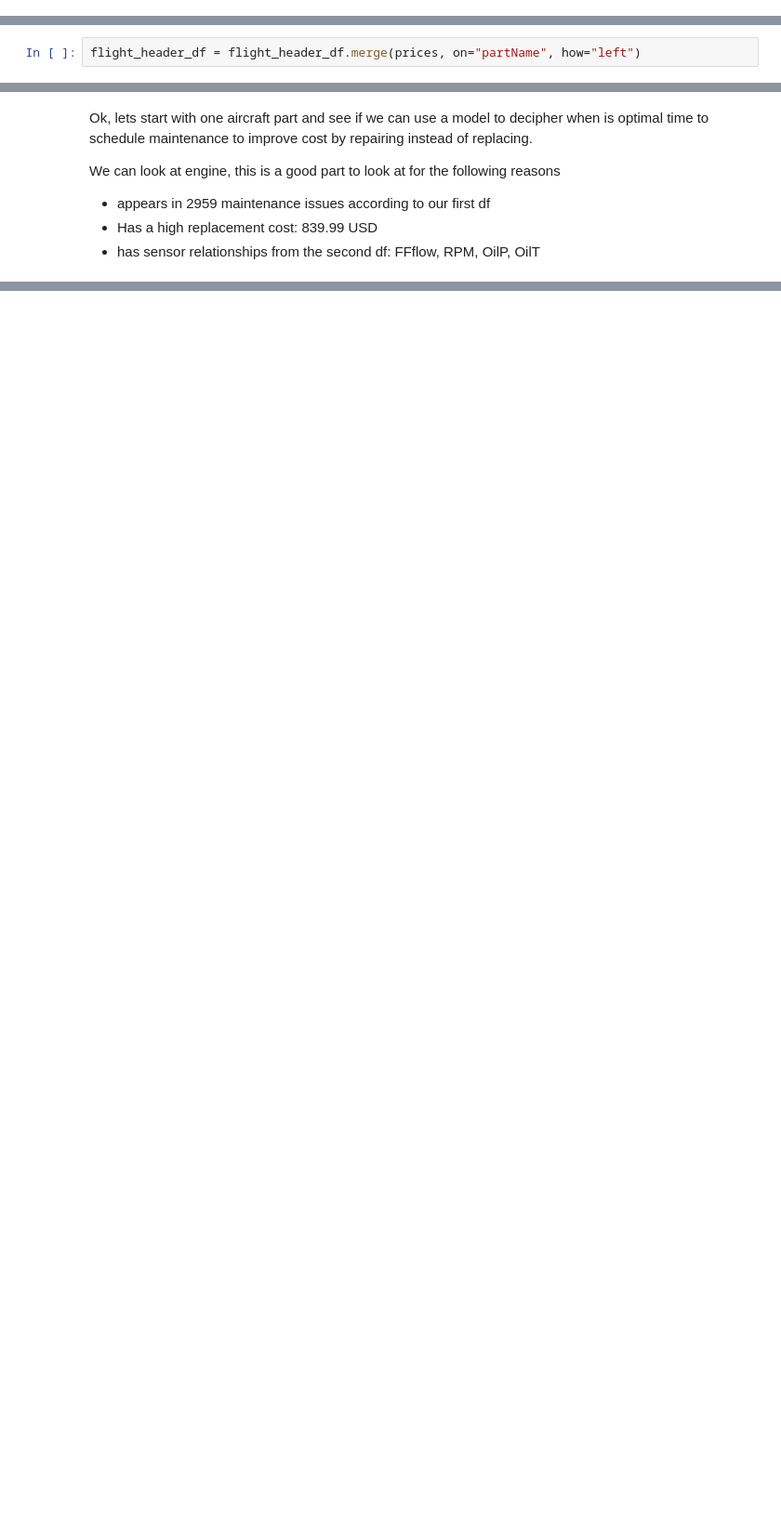
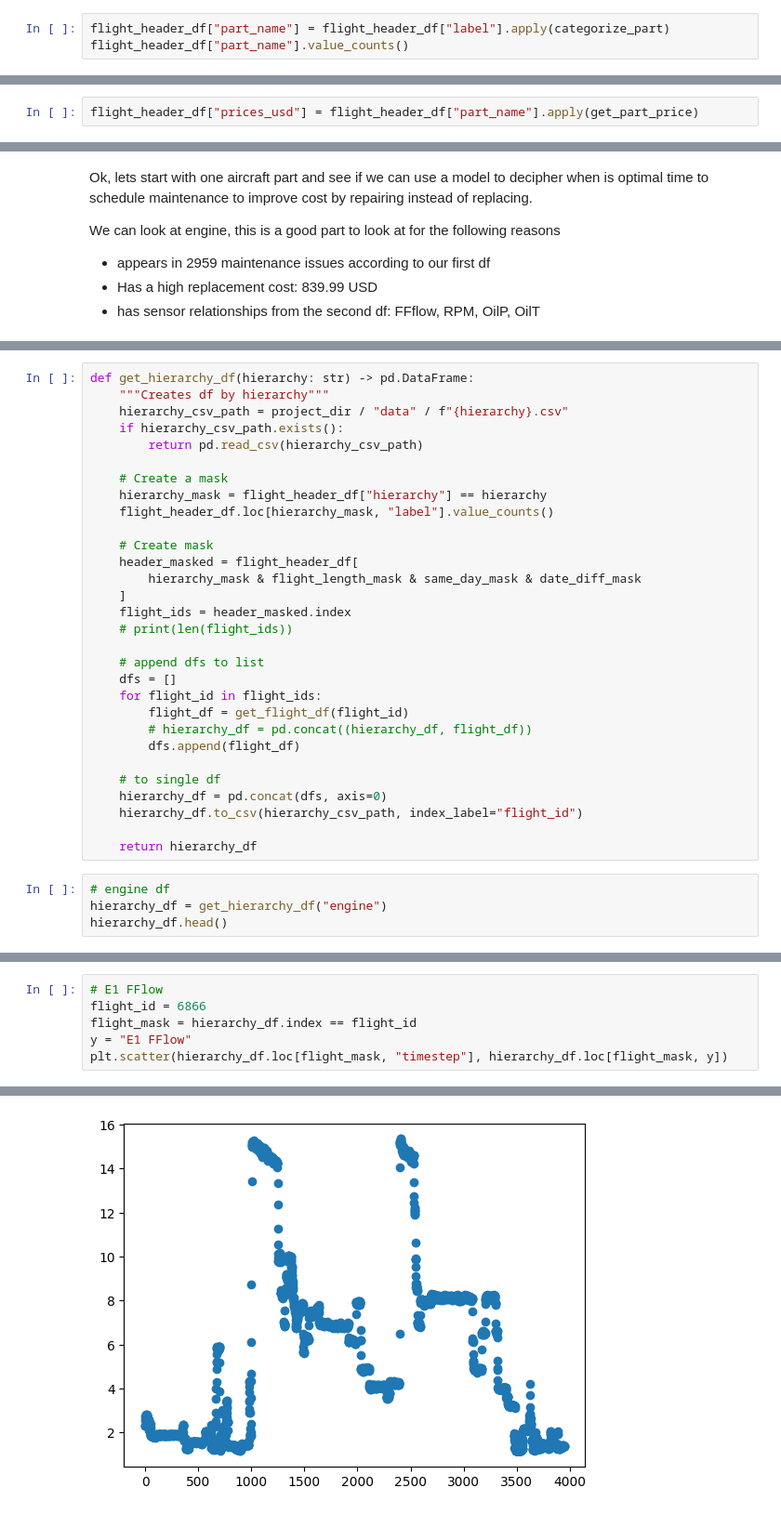
Before and after one commit to 4garriga/flights, a Jupyter notebook: src/eda.ipynb, the cells around one changed output, grey strips where cells are left out. Shown: that part at 93% size. Drawn from its saved outputs; the diff is of its cells as text; blank space fills up the shorter version.

Commit message:
some data wrangling

```diff
--- a/src/eda.ipynb
+++ b/src/eda.ipynb
@@ -68,0 +160,3 @@ flight_header_df["partName"].value_counts()
+# %%
+flight_header_df["part_name"] = flight_header_df["label"].apply(categorize_part)
+flight_header_df["part_name"].value_counts()
@@ -93,2 +227,2 @@ Now lets adds the prices to the main flight_header_df by merging based on partNa
 # %%
-flight_header_df = flight_header_df.merge(prices, on="partName", how="left")
+flight_header_df["prices_usd"] = flight_header_df["part_name"].apply(get_part_price)
@@ -158,0 +441,34 @@ RuntimeError: Failed to generate metadata for Isin(frame=Index(frame=ReadParquet
+# %%
+def get_hierarchy_df(hierarchy: str) -> pd.DataFrame:
+    """Creates df by hierarchy"""
+    hierarchy_csv_path = project_dir / "data" / f"{hierarchy}.csv"
+    if hierarchy_csv_path.exists():
+        return pd.read_csv(hierarchy_csv_path)
+
+    # Create a mask
+    hierarchy_mask = flight_header_df["hierarchy"] == hierarchy
+    flight_header_df.loc[hierarchy_mask, "label"].value_counts()
+
+    # Create mask
+    header_masked = flight_header_df[
+        hierarchy_mask & flight_length_mask & same_day_mask & date_diff_mask
+    ]
+    flight_ids = header_masked.index
+    # print(len(flight_ids))
+
+    # append dfs to list
+    dfs = []
+    for flight_id in flight_ids:
+        flight_df = get_flight_df(flight_id)
+        # hierarchy_df = pd.concat((hierarchy_df, flight_df))
+        dfs.append(flight_df)
+
+    # to single df
+    hierarchy_df = pd.concat(dfs, axis=0)
+    hierarchy_df.to_csv(hierarchy_csv_path, index_label="flight_id")
+
+    return hierarchy_df
+# %%
+# engine df
+hierarchy_df = get_hierarchy_df("engine")
+hierarchy_df.head()
@@ -158,0 +494,7 @@ RuntimeError: Failed to generate metadata for Isin(frame=Index(frame=ReadParquet
+# %%
+# E1 FFlow
+flight_id = 6866
+flight_mask = hierarchy_df.index == flight_id
+y = "E1 FFlow"
+plt.scatter(hierarchy_df.loc[flight_mask, "timestep"], hierarchy_df.loc[flight_mask, y])
+# %% [output]
@@ -158,0 +502 @@ RuntimeError: Failed to generate metadata for Isin(frame=Index(frame=ReadParquet
+[figure, added]
```
Also changed, not shown: parts of 51 cells of this notebook, 3 other files.
